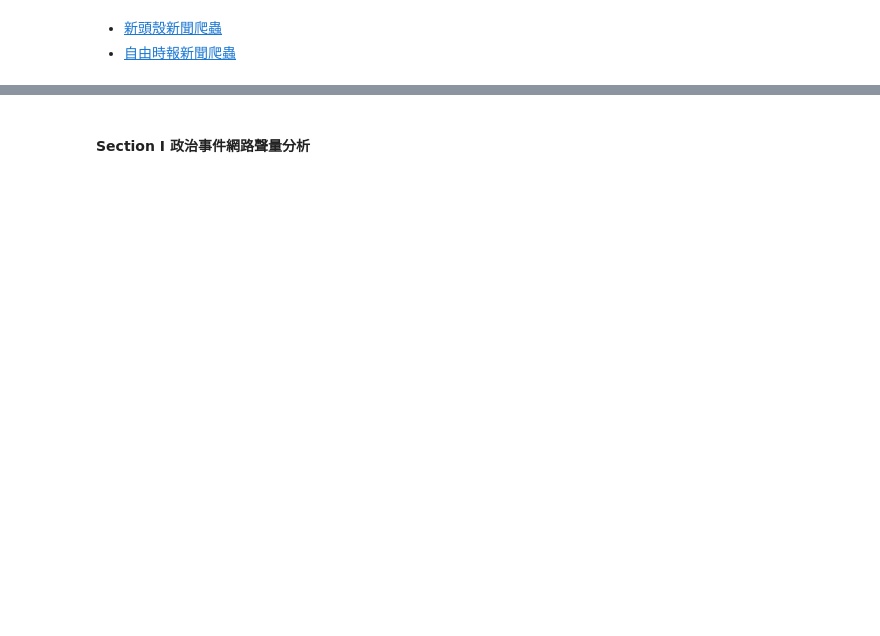
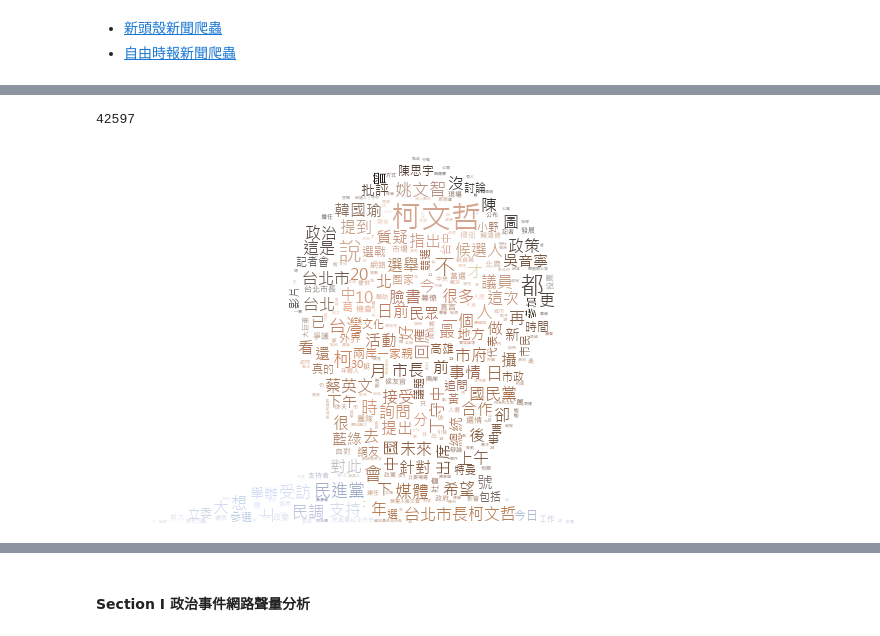
Before and after one commit to MiccWan/political-news-analysis, a Jupyter notebook: final_report.ipynb, the cells around one changed output, grey strips where cells are left out. Saved outputs shown, nothing was run; the diff lists cells and outputs as text; code cells hidden in the pictures; blank space fills up the shorter version.

```diff
--- a/final_report.ipynb
+++ b/final_report.ipynb
@@ -23,0 +239,8 @@
+# %%
+# 柯文哲
+kp_wc = get_wordcloud_of_keywords('柯文哲', contents, image_path='politicians/kp.png')
+kp_wc.to_file('politicians/kpwc.png')
+kp_wc.to_image()
+# %% [output]
+42597
+[figure, added]
```
Also changed, not shown: parts of 44 cells of this notebook, 7 other files.
